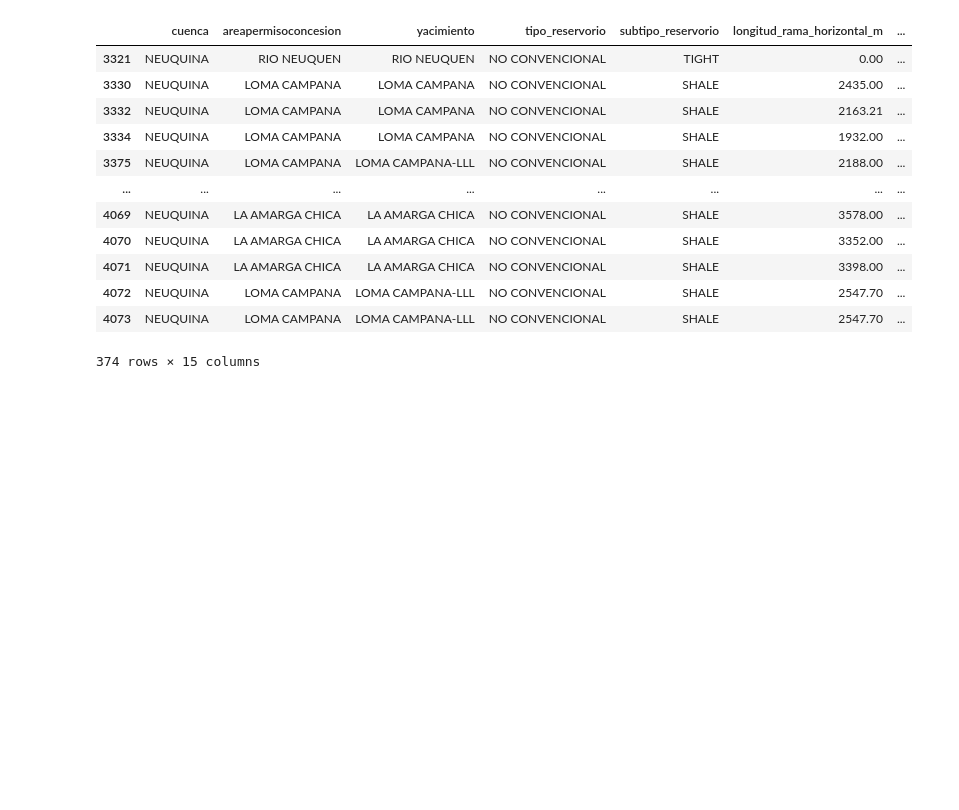
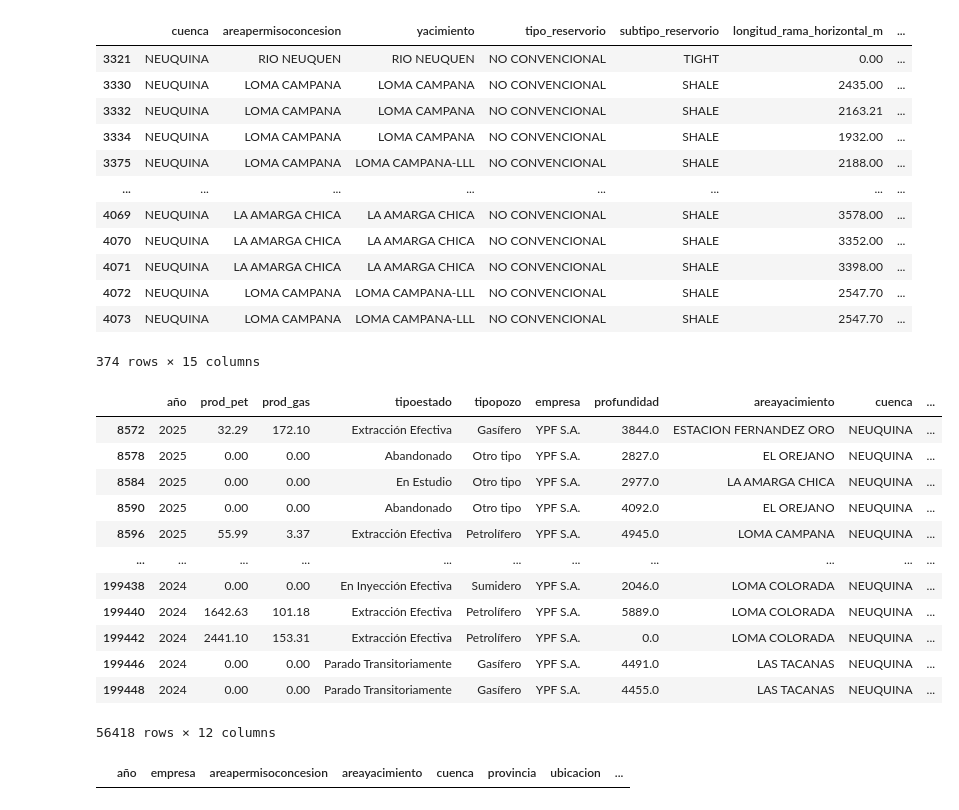
Before and after one commit to antonellafontanetto/DataScience-Entregas, a Jupyter notebook: Proyecto_YPF_4x4_AntoV2.ipynb, the cells around one changed output. Cells and saved outputs as stored; diff of their text form; code cells hidden in the pictures; blank space fills up the shorter version.

```diff
--- a/Proyecto_YPF_4x4_AntoV2.ipynb
+++ b/Proyecto_YPF_4x4_AntoV2.ipynb
@@ -117,3 +117,25 @@ etapasfracturadas_ypf
 | 4072 | NEUQUINA | LOMA CAMPANA | LOMA CAMPANA-LLL | NO CONVENCIONAL | SHALE | 2547.70 | ... |
 | 4073 | NEUQUINA | LOMA CAMPANA | LOMA CAMPANA-LLL | NO CONVENCIONAL | SHALE | 2547.70 | ... |
 374 rows × 15 columns
+# %%
+prod_ypf=prod_ypf.rename(columns={'anio':'año'})
+prod_ypf
+# %% [output]
+|  | año | prod_pet | prod_gas | tipoestado | tipopozo | empresa | profundidad | areayacimiento | cuenca | ... |
+| 8572 | 2025 | 32.29 | 172.10 | Extracción Efectiva | Gasífero | YPF S.A. | 3844.0 | ESTACION FERNANDEZ ORO | NEUQUINA | ... |
+| 8578 | 2025 | 0.00 | 0.00 | Abandonado | Otro tipo | YPF S.A. | 2827.0 | EL OREJANO | NEUQUINA | ... |
+| 8584 | 2025 | 0.00 | 0.00 | En Estudio | Otro tipo | YPF S.A. | 2977.0 | LA AMARGA CHICA | NEUQUINA | ... |
+| 8590 | 2025 | 0.00 | 0.00 | Abandonado | Otro tipo | YPF S.A. | 4092.0 | EL OREJANO | NEUQUINA | ... |
+| 8596 | 2025 | 55.99 | 3.37 | Extracción Efectiva | Petrolífero | YPF S.A. | 4945.0 | LOMA CAMPANA | NEUQUINA | ... |
+| ... | ... | ... | ... | ... | ... | ... | ... | ... | ... | ... |
+| 199438 | 2024 | 0.00 | 0.00 | En Inyección Efectiva | Sumidero | YPF S.A. | 2046.0 | LOMA COLORADA | NEUQUINA | ... |
+| 199440 | 2024 | 1642.63 | 101.18 | Extracción Efectiva | Petrolífero | YPF S.A. | 5889.0 | LOMA COLORADA | NEUQUINA | ... |
+| 199442 | 2024 | 2441.10 | 153.31 | Extracción Efectiva | Petrolífero | YPF S.A. | 0.0 | LOMA COLORADA | NEUQUINA | ... |
+| 199446 | 2024 | 0.00 | 0.00 | Parado Transitoriamente | Gasífero | YPF S.A. | 4491.0 | LAS TACANAS | NEUQUINA | ... |
+| 199448 | 2024 | 0.00 | 0.00 | Parado Transitoriamente | Gasífero | YPF S.A. | 4455.0 | LAS TACANAS | NEUQUINA | ... |
+56418 rows × 12 columns
+# %%
+pozos_ypf=pozos_ypf.rename(columns={'anio':'año'})
+pozos_ypf
+# %% [output]
+|  | año | empresa | areapermisoconcesion | areayacimiento | cuenca | provincia | ubicacion | ... |
```
